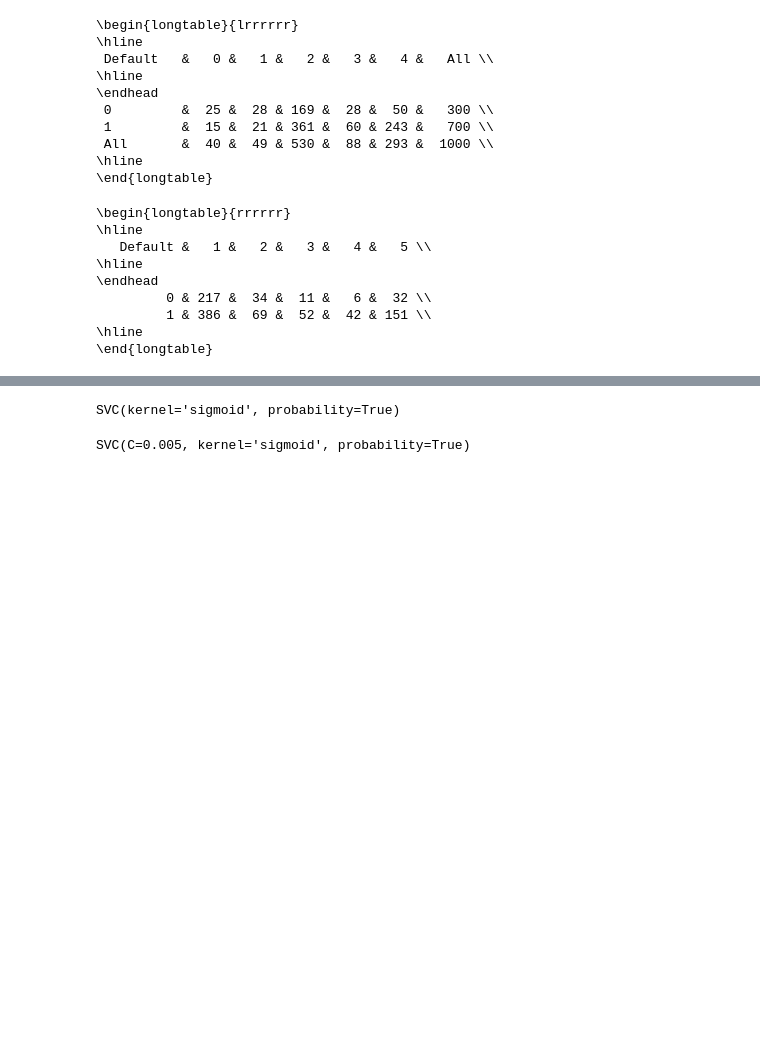
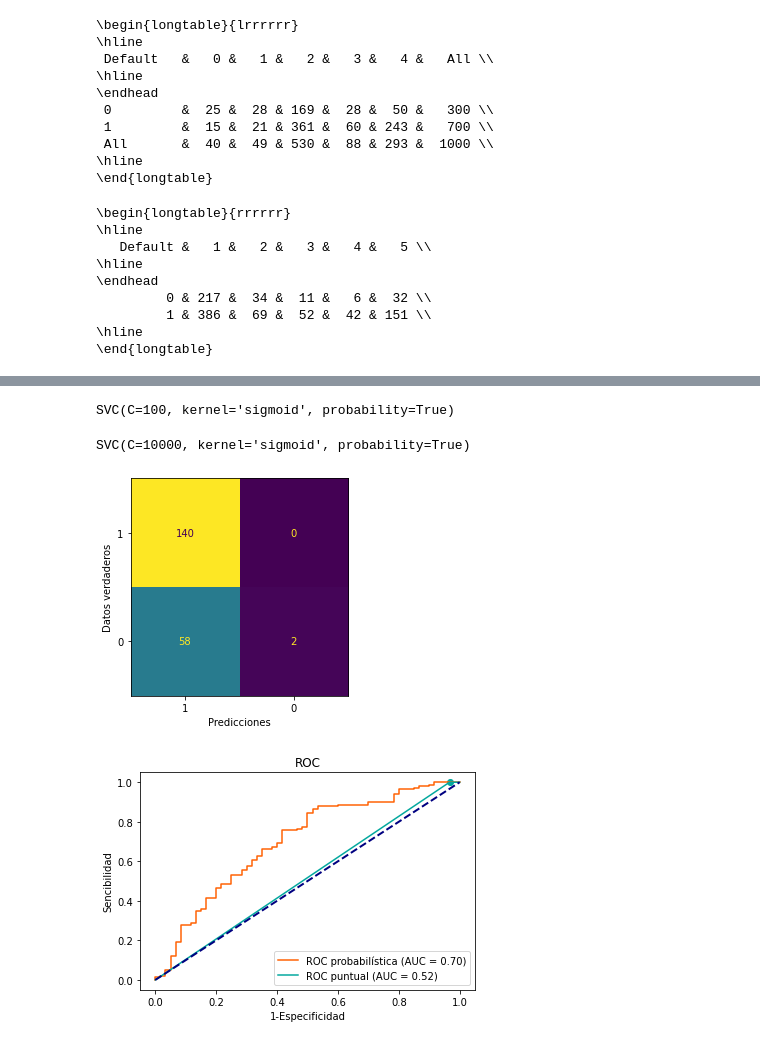
Before and after one commit to Afr063426/Proyecto_Est_Act_II, a Jupyter notebook: codigo.ipynb, the cells around one changed output, grey strips where cells are left out. Drawn from its saved outputs; the diff is of its cells as text; code cells hidden in the pictures; blank space fills up the shorter version.

```diff
--- a/codigo.ipynb
+++ b/codigo.ipynb
@@ -196,38 +195,79 @@ bads_random
 
 ##Linear, This is not accomplised for our data set
 #linear_svm=svm.SVC(kernel='linear',probability=True)
-#linear_svm.fit(train.drop('Default',1),train[['Default']])
+#linear_svm.fit(X_train,Y_train)
 
 ##Polynomial of grade 2
 poly_svm=svm.SVC(kernel='poly',degree=2,probability=True)
-poly_svm.fit(train.drop('Default',1),train[['Default']])
+poly_svm.fit(X_train,Y_train)
 
 
 
 ##Gaussian Kernel
-gauss_svm=svm.SVC(kernel='rbf',probability=True)
-gauss_svm.fit(train.drop('Default',1),train[['Default']])
+gauss_svm=svm.SVC(kernel='rbf',probability=True,C=100)
+gauss_svm.fit(X_train,Y_train)
 
 ##sigmoid
-sigm_svm=svm.SVC(kernel='sigmoid',probability=True)
-sigm_svm.fit(train.drop('Default',1),train[['Default']])
+sigm_svm=svm.SVC(kernel='sigmoid',probability=True,C=100)
+sigm_svm.fit(X_train,Y_train)
 # %% [output]
-SVC(kernel='sigmoid', probability=True)
+SVC(C=100, kernel='sigmoid', probability=True)
 # %%
 # We are going to construct the model here based in the model
 #presented by Ben-David and Shalev
 ##Polynomial of grade 2
 poly_svm_bd=svm.SVC(kernel='poly',degree=2,probability=True,C=1/len(test_random))
-poly_svm_bd.fit(train.drop('Default',1),train[['Default']])
+poly_svm_bd.fit(X_train,Y_train)
 
 
 
 ##Gaussian Kernel
 gauss_svm_bd=svm.SVC(kernel='rbf',probability=True,C=1/len(test_random))
-gauss_svm.fit(train.drop('Default',1),train[['Default']])
+gauss_svm_bd.fit(X_train,Y_train)
 
 ##sigmoid
 sigm_svm_bd=svm.SVC(kernel='sigmoid',probability=True,C=1/len(test_random))
-sigm_svm_bd.fit(train.drop('Default',1),train[['Default']])
+sigm_svm_bd.fit(X_train,Y_train)
 # %% [output]
-SVC(C=0.005, kernel='sigmoid', probability=True)
+SVC(C=10000, kernel='sigmoid', probability=True)
+# %%
+
+
+#confusion matrix
+
+def confusion(modelo):
+    Predicciones =modelo.predict(X_test)
+    fir_matrix=confusion_matrix(Y_test_real, Predicciones, labels=[1,-1])
+    matrix_conf=ConfusionMatrixDisplay(fir_matrix, display_labels=['1','0'])
+    matrix_conf.plot(colorbar=False)
+    matrix_conf.ax_.set(xlabel='Predicciones', ylabel='Datos verdaderos')
+# %%
+
+
+#ROC and AUC
+def curvasROC(modelo):
+    Predicciones =modelo.predict(X_test)
+    tn, fp, fn, tp = confusion_matrix(Y_test_real,Predicciones).ravel()
+    tpr=tp/(tp+fn)
+    fpr=fp/(fp+tn)
+    roc_auc = metrics.auc(([0., fpr, 1.]),([0., tpr, 1.]))
+
+    fig, ax = plt.subplots()
+    Probabilistico=RocCurveDisplay.from_estimator(modelo, X_test,
+     Y_test_real, color= "#FF6103" , ax = ax, name = "ROC probabilística")
+
+    display=RocCurveDisplay(fpr=([0., fpr, 1.]), tpr=([0., tpr, 1.]),  roc_auc=roc_auc,
+                                   estimator_name='ROC puntual')
+    display.plot(color="#03A89E",ax=ax)
+
+    plt.plot([0, 1], [0, 1], color="navy", lw=2, linestyle="--")
+    plt.scatter(fpr, tpr, color ="#03A89E" )
+    plt.xlabel("1-Especificidad")
+    plt.ylabel("Sencibilidad")
+    plt.title("ROC")
+# %%
+confusion(gauss_svm)
+curvasROC(gauss_svm)
+# %% [output]
+[figure, added]
+[figure, added]
```
Also changed, not shown: parts of 3 cells of this notebook, 5 other files.
